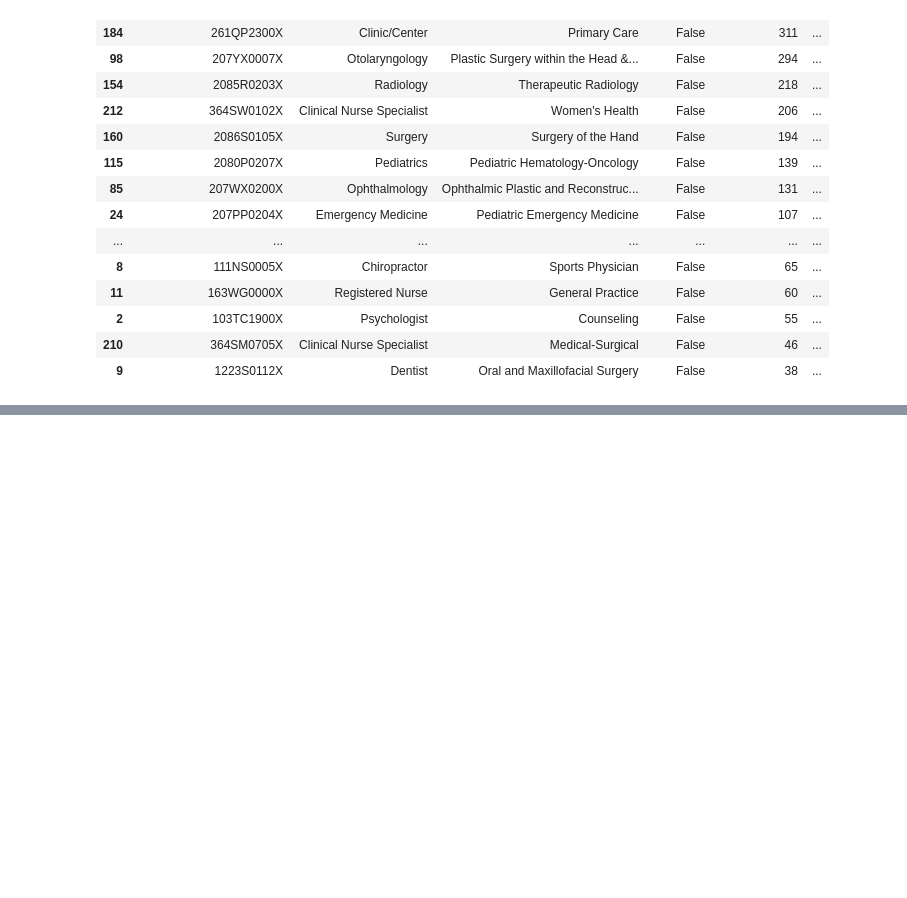
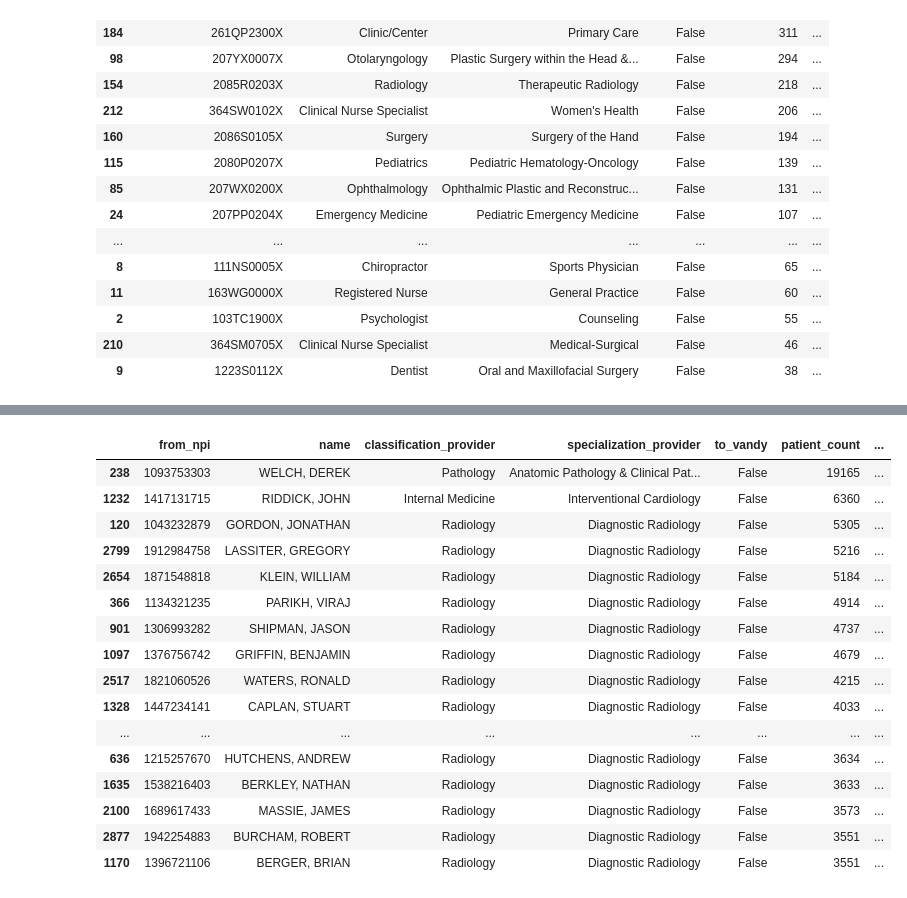
Before and after one commit to VahidehRasekhi/hop_team-hotdogs, a Jupyter notebook: scripts/hop_04_specialty_analysis.ipynb, the cells around one changed output, grey strips where cells are left out. Cells and saved outputs as stored; diff of their text form; code cells hidden in the pictures; blank space fills up the shorter version.

```diff
--- a/scripts/hop_04_specialty_analysis.ipynb
+++ b/scripts/hop_04_specialty_analysis.ipynb
@@ -57,3 +56,0 @@ This dataframe will also contain a useful column showing what percentage of pati
-# %%
-# create a column that labels whether the recommendation went to Vanderbilt or not
-refs['to_vandy'] = refs['organization_hospital'].str.contains("VANDERBILT")
@@ -96 +57,28 @@ refs_not_to_vandy = refs_to_vandy[refs_to_vandy['to_vandy'] == False]
+# %%
+def make_not_to_vandy(df, group):
+
+    # create a column that labels whether the recommendation went to Vanderbilt or not
+    df['to_vandy'] = df['organization_hospital'].str.contains("VANDERBILT")
+
+    # for each specialty, determine the count of patients recommended to and not recommended to Vanderbilt
+    to_vandy = (df.groupby(group + ['to_vandy'])
+         ['patient_count']
+         .sum()
+         .reset_index()
+    )
+
+    # add a column for overall count of referrals by specialty, then determine proportion
+    # of referrals to Vanderbilt vs proportion not to Vanderbilt
+    to_vandy['patient_count_overall'] = (to_vandy.groupby(group)
+                                     ['patient_count']
+                                     .transform(sum)
+                                    )
+    to_vandy['patient_prop'] = (to_vandy['patient_count']/
+                                     to_vandy['patient_count_overall']
+                                    )
+
+    # filter to focus just on referrals not to Vanderbilt
+    not_to_vandy = to_vandy[to_vandy['to_vandy'] == False]
+
+    return not_to_vandy.sort_values('patient_count', ascending = False)
 # %% [markdown]
@@ -173,0 +182,21 @@ refs_not_to_vandy[refs_to_vandy['patient_prop'] >= 1].sort_values('patient_count
+# %%
+prov_not_to_vandy = make_not_to_vandy(refs, ['from_npi', 'name', 'classification_provider', 'specialization_provider'])
+prov_not_to_vandy.nlargest(25, 'patient_count')
+# %% [output]
+|  | from_npi | name | classification_provider | specialization_provider | to_vandy | patient_count | ... |
+| 238 | 1093753303 | WELCH, DEREK | Pathology | Anatomic Pathology & Clinical Pat... | False | 19165 | ... |
+| 1232 | 1417131715 | RIDDICK, JOHN | Internal Medicine | Interventional Cardiology | False | 6360 | ... |
+| 120 | 1043232879 | GORDON, JONATHAN | Radiology | Diagnostic Radiology | False | 5305 | ... |
+| 2799 | 1912984758 | LASSITER, GREGORY | Radiology | Diagnostic Radiology | False | 5216 | ... |
+| 2654 | 1871548818 | KLEIN, WILLIAM | Radiology | Diagnostic Radiology | False | 5184 | ... |
+| 366 | 1134321235 | PARIKH, VIRAJ | Radiology | Diagnostic Radiology | False | 4914 | ... |
+| 901 | 1306993282 | SHIPMAN, JASON | Radiology | Diagnostic Radiology | False | 4737 | ... |
+| 1097 | 1376756742 | GRIFFIN, BENJAMIN | Radiology | Diagnostic Radiology | False | 4679 | ... |
+| 2517 | 1821060526 | WATERS, RONALD | Radiology | Diagnostic Radiology | False | 4215 | ... |
+| 1328 | 1447234141 | CAPLAN, STUART | Radiology | Diagnostic Radiology | False | 4033 | ... |
+| ... | ... | ... | ... | ... | ... | ... | ... |
+| 636 | 1215257670 | HUTCHENS, ANDREW | Radiology | Diagnostic Radiology | False | 3634 | ... |
+| 1635 | 1538216403 | BERKLEY, NATHAN | Radiology | Diagnostic Radiology | False | 3633 | ... |
+| 2100 | 1689617433 | MASSIE, JAMES | Radiology | Diagnostic Radiology | False | 3573 | ... |
+| 2877 | 1942254883 | BURCHAM, ROBERT | Radiology | Diagnostic Radiology | False | 3551 | ... |
+| 1170 | 1396721106 | BERGER, BRIAN | Radiology | Diagnostic Radiology | False | 3551 | ... |
```
Also changed, not shown: parts of 12 cells of this notebook, 1 other file.
